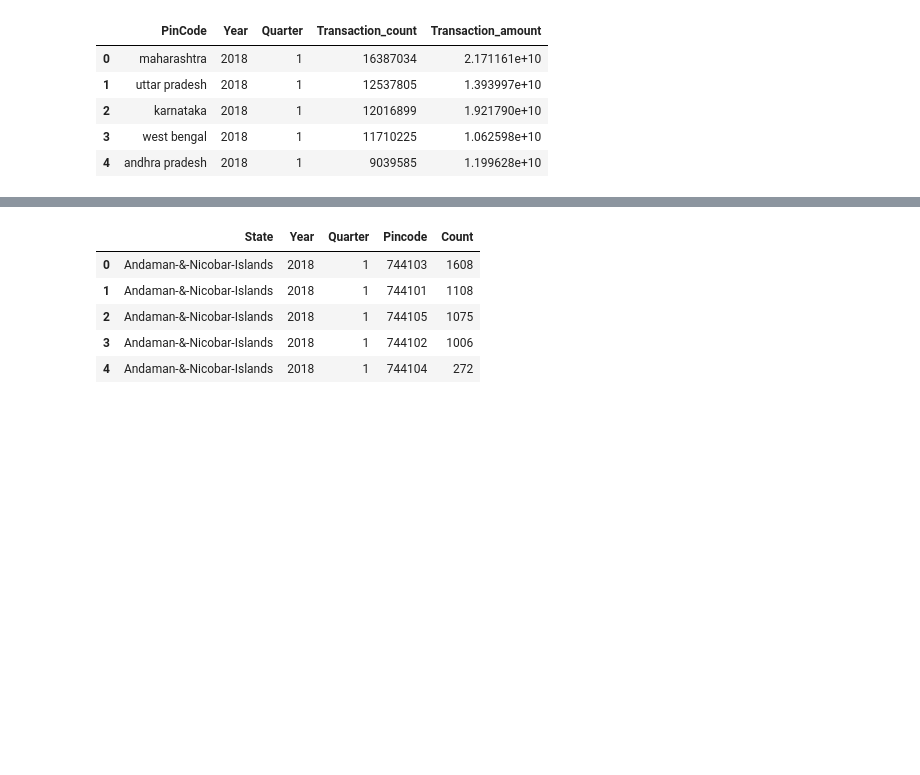
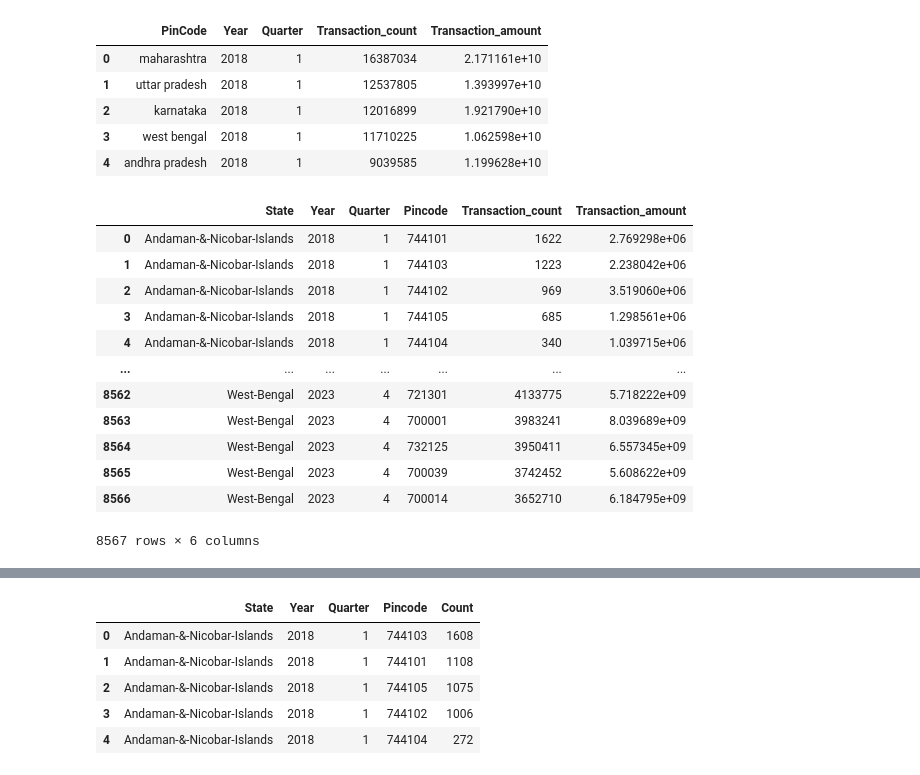
Before and after one commit to gopinathvenkatesan01/PhonepePulseDataVisualization, a Jupyter notebook: mainapp/data_extraction.ipynb, the cells around one changed output, grey strips where cells are left out. Drawn from its saved outputs; the diff is of its cells as text; code cells hidden in the pictures; blank space fills up the shorter version.

Commit message:
Updated Metrics and added readme file

```diff
--- a/mainapp/data_extraction.ipynb
+++ b/mainapp/data_extraction.ipynb
@@ -481,6 +481,9 @@ top_transcation_pcd_df.head()
 # %%
 import json
 import pandas as pd
+import os
+import uuid
+
 top_state_transaction_path = 'D:/Learning/Projects/PhonepePulseDataVisualization/src/phonepeData/data/top/transaction/country/india/state/'
 
 top_st_transaction_pincode ={'State': [], 'Year': [], 'Quarter': [], 'Pincode': [], 'Transaction_count': [],
@@ -504,7 +507,7 @@ for state in state_list:
             for value in  data['data']['pincodes']:
                 Name = value['entityName']
                 count = value['metric']['count']
-                amount=format_number(value['metric']['amount'])
+                amount=(value['metric']['amount'])
                 top_st_transaction_pincode['Transaction_amount'].append(amount)
                 top_st_transaction_pincode['Transaction_count'].append(count)
                 top_st_transaction_pincode['Pincode'].append(Name)
@@ -515,7 +518,7 @@ for state in state_list:
             for value in data['data']['districts']:
                 Name = value['entityName']
                 count = value['metric']['count']
-                amount=format_number(value['metric']['amount'])
+                amount=(value['metric']['amount'])
                 top_st_transaction_district['Transaction_amount'].append(amount)
                 top_st_transaction_district['Transaction_count'].append(count)
                 top_st_transaction_district['District'].append(Name)
@@ -525,5 +528,12 @@ for state in state_list:
 
 
 
-top_st_transcation_pincode_df = pd.DataFrame(top_st_transaction_pincode)
-top_st_transcation_district_df = pd.DataFrame(top_st_transaction_district)
+    top_st_transcation_pincode_df = pd.DataFrame(top_st_transaction_pincode)
+    top_st_transcation_pincode_df["State"] = top_st_transcation_pincode_df[
+        "State"
+    ].str.title()
+    top_st_transcation_pincode_df.fillna(0,inplace=True)
+    top_st_transcation_district_df = pd.DataFrame(top_st_transaction_district)
+    top_st_transcation_district_df["State"] = top_st_transcation_district_df[
+        "State"
+    ].str.title()
@@ -531,0 +540,16 @@ top_st_transcation_district_df
+# %%
+top_st_transcation_pincode_df
+# %% [output]
+|  | State | Year | Quarter | Pincode | Transaction_count | Transaction_amount |
+| 0 | Andaman-&-Nicobar-Islands | 2018 | 1 | 744101 | 1622 | 2.769298e+06 |
+| 1 | Andaman-&-Nicobar-Islands | 2018 | 1 | 744103 | 1223 | 2.238042e+06 |
+| 2 | Andaman-&-Nicobar-Islands | 2018 | 1 | 744102 | 969 | 3.519060e+06 |
+| 3 | Andaman-&-Nicobar-Islands | 2018 | 1 | 744105 | 685 | 1.298561e+06 |
+| 4 | Andaman-&-Nicobar-Islands | 2018 | 1 | 744104 | 340 | 1.039715e+06 |
+| ... | ... | ... | ... | ... | ... | ... |
+| 8562 | West-Bengal | 2023 | 4 | 721301 | 4133775 | 5.718222e+09 |
+| 8563 | West-Bengal | 2023 | 4 | 700001 | 3983241 | 8.039689e+09 |
+| 8564 | West-Bengal | 2023 | 4 | 732125 | 3950411 | 6.557345e+09 |
+| 8565 | West-Bengal | 2023 | 4 | 700039 | 3742452 | 5.608622e+09 |
+| 8566 | West-Bengal | 2023 | 4 | 700014 | 3652710 | 6.184795e+09 |
+8567 rows × 6 columns
```
Also changed, not shown: parts of 3 cells of this notebook, 7 other files.
